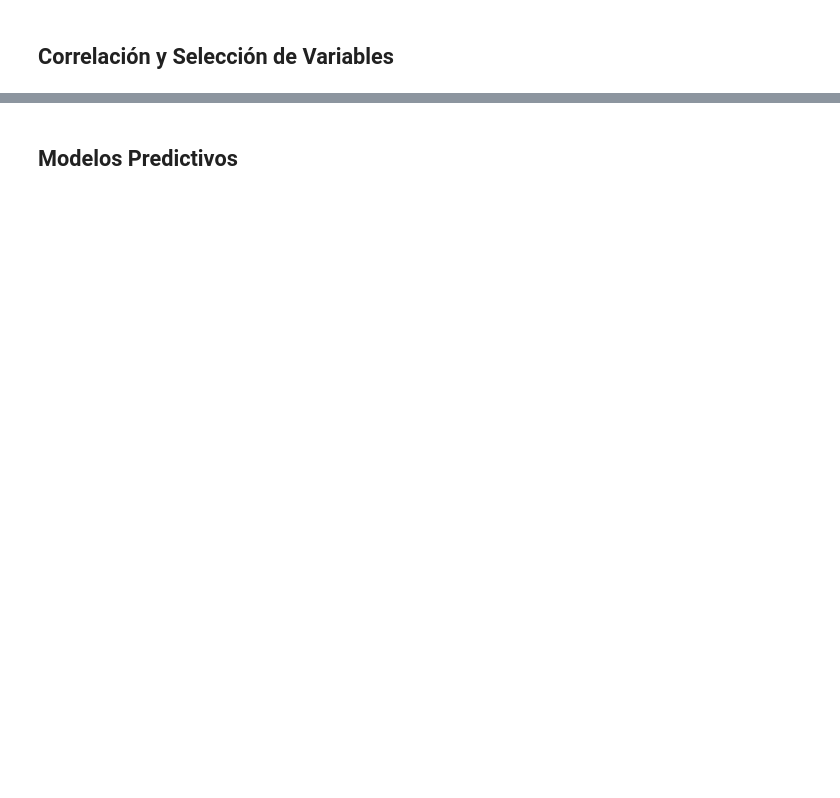
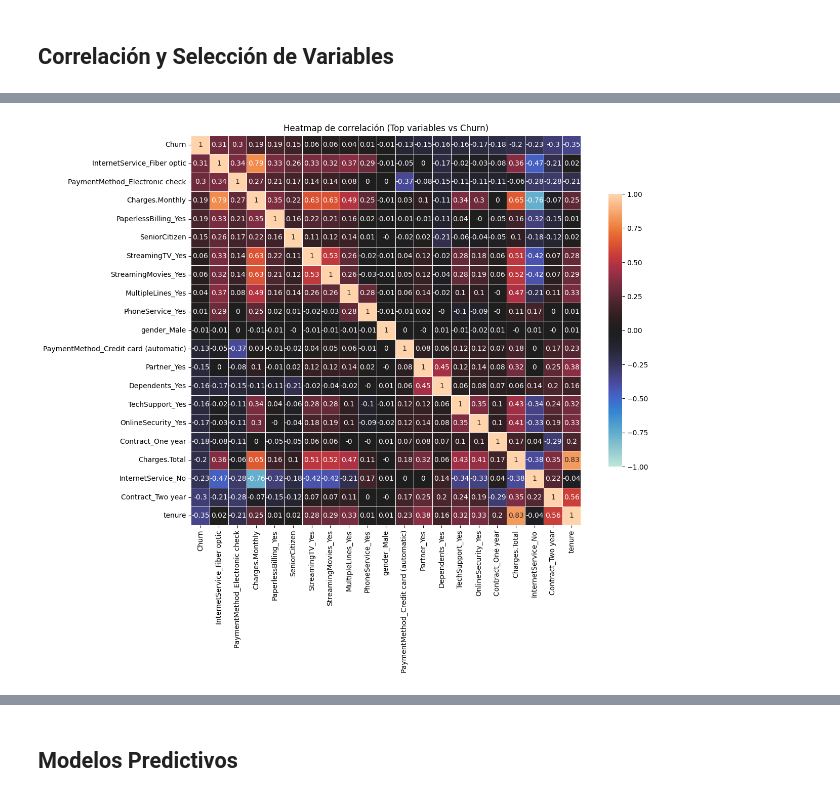
Before and after one commit to sarahouses/proyecto_telecomx2, a Jupyter notebook: Proyecto_telecomx2.ipynb, the cells around one changed output, grey strips where cells are left out. Cells and saved outputs as stored; diff of their text form; code cells hidden in the pictures; blank space fills up the shorter version.

```diff
--- a/Proyecto_telecomx2.ipynb
+++ b/Proyecto_telecomx2.ipynb
@@ -373,0 +426,16 @@ print(candidatas.round(3))
+# %%
+# Asegurar que todo sea numérico
+X_num = X_encoded.copy()
+
+# bool a int por si acaso
+bool_cols = X_num.select_dtypes(include=["bool"]).columns
+X_num[bool_cols] = X_num[bool_cols].astype(int)
+
+# correlación de cada feature con y (Pearson)
+corr_with_y = X_num.apply(lambda col: col.corr(y)).sort_values(ascending=False)
+
+print("Top + correlación con churn:")
+print(corr_with_y.head(15))
+
+print("\nTop - correlación con churn:")
+print(corr_with_y.tail(15))
@@ -373,0 +460,31 @@ print(candidatas.round(3))
+# %%
+import numpy as np
+import seaborn as sns
+import matplotlib.pyplot as plt
+
+# 1) Tomar Top 10 positivas y Top 10 negativas (según tu corr_with_y)
+top_pos = corr_with_y.head(10).index.tolist()
+top_neg = corr_with_y.tail(10).index.tolist()
+
+# 2) Lista final + incluir el target para ver correlación con churn
+cols_heatmap = ["Churn"] + top_pos + top_neg
+
+# 3) Armar dataframe SOLO con esas columnas
+df_heat = X_encoded.copy()
+df_heat["Churn"] = y  # aseguramos target numérico
+
+# 4) Calcular correlación para ese subset
+corr_subset = df_heat[cols_heatmap].corr()
+
+# 5) Plot
+plt.figure(figsize=(14, 10))
+sns.heatmap(
+    np.round(corr_subset, 2),
+    vmin=-1, vmax=1, center=0,
+    linewidths=.5, square=True,
+    annot=True, cbar_kws={"shrink": .7}
+)
+plt.title("Heatmap de correlación (Top variables vs Churn)")
+plt.show()
+# %% [output]
+[figure, added]
```
Also changed, not shown: parts of 36 cells of this notebook.
